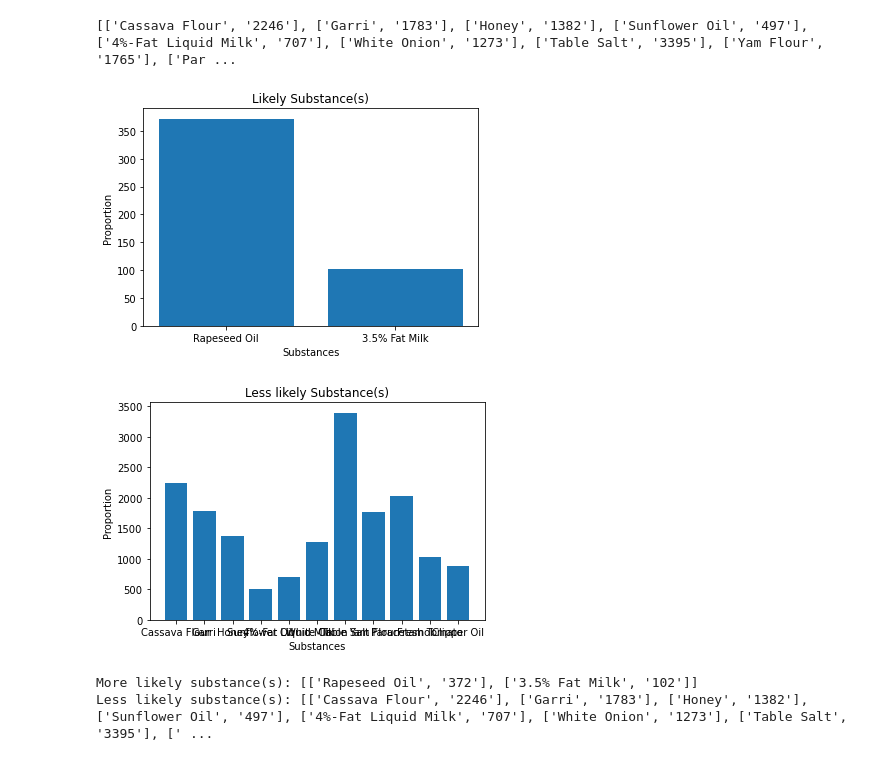
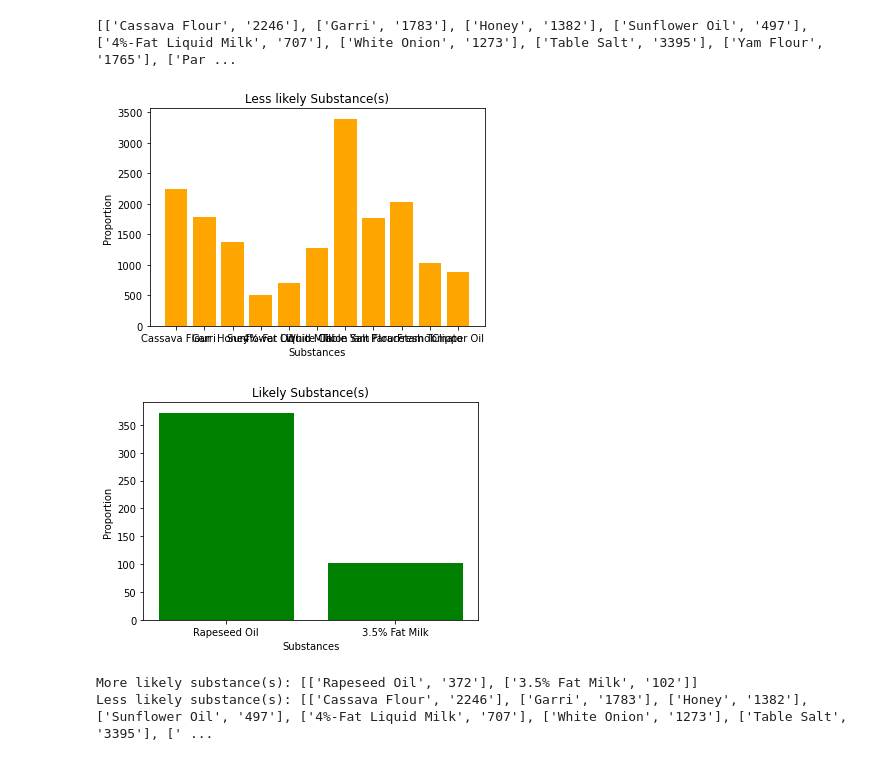
Before and after one commit to Izziboi/Food_Drug_Prediction, a Jupyter notebook: food_drug_predict.ipynb, the cells around one changed output. Saved outputs shown, nothing was run; the diff lists cells and outputs as text; code cells hidden in the pictures.

```diff
--- a/food_drug_predict.ipynb
+++ b/food_drug_predict.ipynb
@@ -127,20 +127,22 @@ garri = [186, 399, 350, 561, 7108, 15672, 570, 854, 6411, 630, 968, 513, 294, 22
 honey = [70, 141, 101, 155, 1514, 3401, 189, 270, 1564, 261, 262, 157, 186, 255, 244, 163, 2468, 673]
 milk_4 = [141, 245, 187, 308, 3540, 7341, 534, 622, 25661, 702, 2956, 390, 544, 518, 575, 432, 5721, 1523]
 milk_3 = [129, 235, 176, 294, 3498, 7143, 437, 519, 15898, 612, 1892, 328, 356, 272, 370, 313, 5093, 1323]
-milks_3 = [129, 235, 178, 299, 3593, 7257, 434, 516, 15344, 605, 1823, 327, 351, 266, 366, 307, 5096, 1311]
+milks_3 = [179, 285, 258, 349, 3643, 7307, 484, 566, 15394, 655, 1873, 377, 401, 316, 416, 357, 5146, 1361]
+milks3 = [129, 235, 178, 299, 3593, 7257, 434, 516, 15344, 605, 1823, 327, 351, 266, 366, 307, 5096, 1311]
 
 def list_diffs(obj_name, vals_lists=vals_lists):
     diffs_lists = []
+    threshold = 100
 
     for lists in vals_lists:
         diff_list = np.absolute(np.subtract(np.array(obj_name), np.array(lists[:-1])))
-        diff_lists = list(np.absolute(np.subtract(100, diff_list)))
+        diff_lists = list(np.absolute(np.subtract(threshold, diff_list)))
         diff_lists.append(lists[-1])
         diffs_lists.append(diff_lists)
 
     return diffs_lists
 
-diffs_lists = list_diffs(milks_3)
+diffs_lists = list_diffs(milks3)
 print(diffs_lists)
 # %% [output]
 [[17, 181, 168, 325, 5138, 13022, 471, 731, 2439, 451, 848, 393, 203, 117, 77, 13, 12134, 3703, 'Cassava Flour'], [43, 64, 72, 162, 3415, 8315, 36, 238, 8833, 75, 755, 86, 43, 56, 22, 23, 7539, 2326,  ...
@@ -166,45 +168,51 @@ print(div_lists)
 [['Cassava Flour', '2246'], ['Garri', '1783'], ['Honey', '1382'], ['Sunflower Oil', '497'], ['4%-Fat Liquid Milk', '707'], ['White Onion', '1273'], ['Table Salt', '3395'], ['Yam Flour', '1765'], ['Par ...
 # %%
 def collections(div_lists=div_lists):
+    cnt = 0
     coll_1 = []
     coll_2 = []
     obj_coll_1 = []
     val_coll_1 = []
     obj_coll_2 = []
     val_coll_2 = []
     for pairs in div_lists:
-        if 50 <= int(pairs[-1]) <= 373:
+        cnt += 1
+        if 73 <= int(pairs[-1]) <= 373:
             coll_1.append(pairs)
+
         else:
             coll_2.append(pairs)
-
-    for pack in coll_1:
-        obj_coll_1.append(pack[0])
-        val_coll_1.append(int(pack[1]))
-
-    plt.bar(obj_coll_1, val_coll_1)
-    plt.xlabel('Substances')
-    plt.ylabel('Proportion')
-    plt.title('Likely Substance(s)')
-    plt.show()
 
     for packs in coll_2:
         obj_coll_2.append(packs[0])
         val_coll_2.append(int(packs[1]))
 
-    plt.bar(obj_coll_2, val_coll_2)
+    plt.bar(obj_coll_2, val_coll_2, color='orange')
     plt.xlabel('Substances')
     plt.ylabel('Proportion')
     plt.title('Less likely Substance(s)')
     plt.show()
 
-    return 'More likely substance(s): {}'.format(coll_1), 'Less likely substance(s): {}'.format(coll_2)
+    if (cnt == len(div_lists)) and (len(coll_1) == 0):
+        return 'No matching substance!', 'Available substances: {}'.format(coll_2)
+    else:
+        for pack in coll_1:
+            obj_coll_1.append(pack[0])
+            val_coll_1.append(int(pack[1]))
+
+        plt.bar(obj_coll_1, val_coll_1, color='green')
+        plt.xlabel('Substances')
+        plt.ylabel('Proportion')
+        plt.title('Likely Substance(s)')
+        plt.show()
+
+        return 'More likely substance(s): {}'.format(coll_1), 'Less likely substance(s): {}'.format(coll_2)
 
 coll_1, coll_2 = collections()
 print(coll_1)
 print(coll_2)
 # %% [output]
-[figure, old version]
+[figure, new version]
-[figure, old version]
+[figure, new version]
 More likely substance(s): [['Rapeseed Oil', '372'], ['3.5% Fat Milk', '102']]
 Less likely substance(s): [['Cassava Flour', '2246'], ['Garri', '1783'], ['Honey', '1382'], ['Sunflower Oil', '497'], ['4%-Fat Liquid Milk', '707'], ['White Onion', '1273'], ['Table Salt', '3395'], [' ...
```
